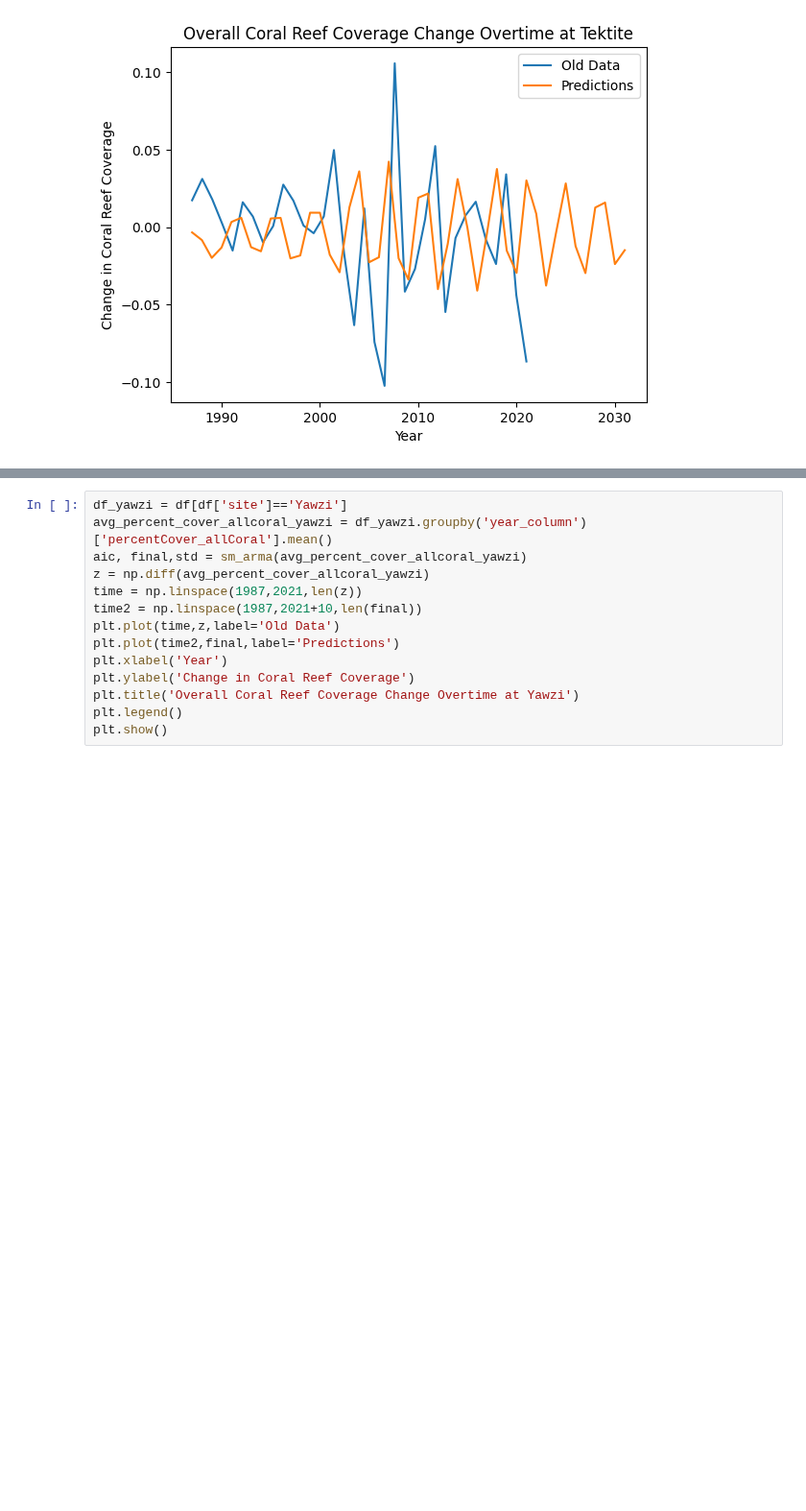
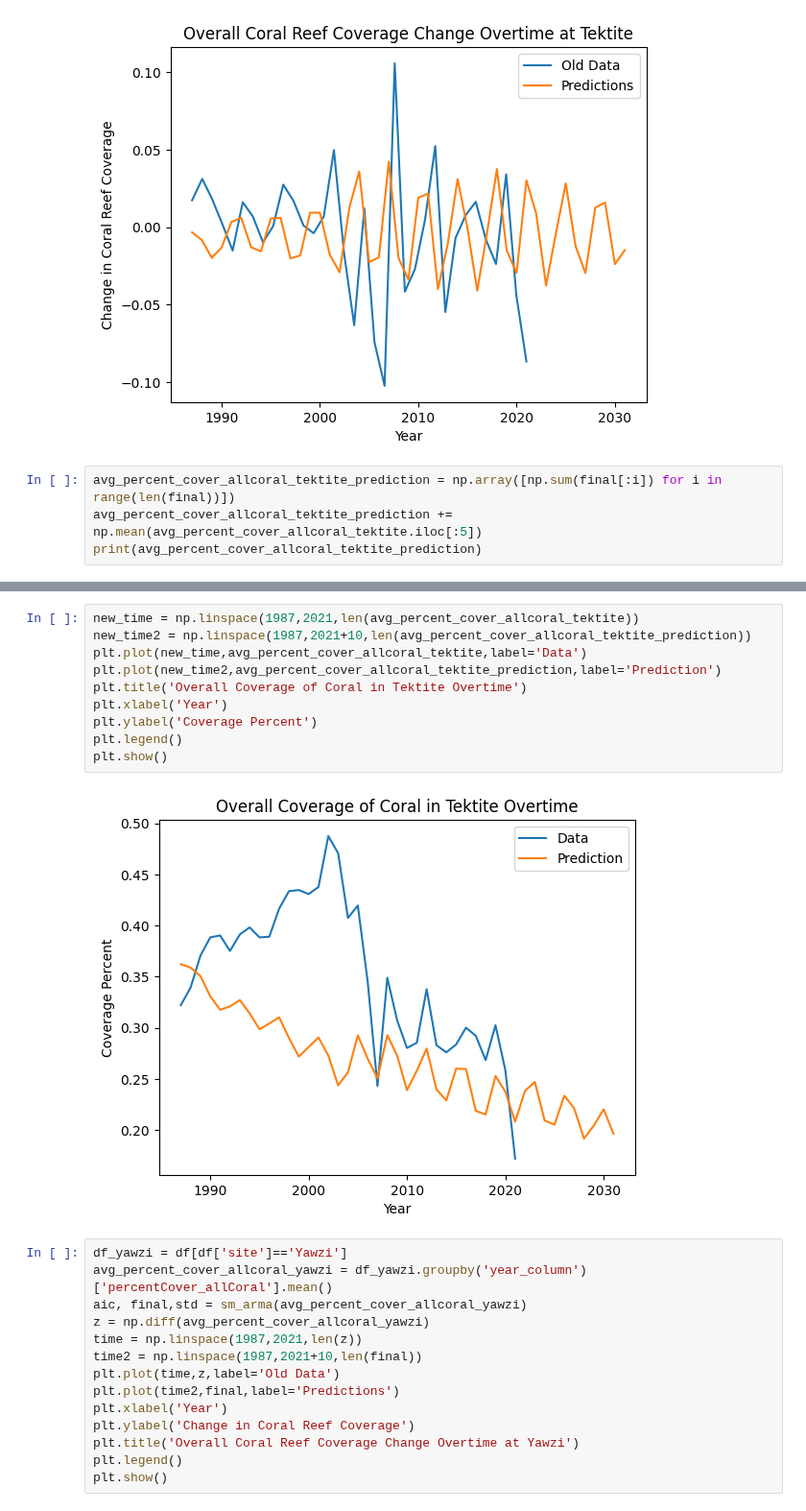
Before and after one commit to zaccmeyer/2020Crime, a Jupyter notebook: winter2024/Zac_vol3.ipynb, the cells around one changed output, grey strips where cells are left out. Shown at 96% size. Cells and saved outputs as stored; diff of their text form; blank space fills up the shorter version.

Commit message:
Overal Coverage

```diff
--- a/winter2024/Zac_vol3.ipynb
+++ b/winter2024/Zac_vol3.ipynb
@@ -489,3 +489,7 @@ plt.legend()
 plt.show()
 # %% [output]
 [figure]
+# %%
+avg_percent_cover_allcoral_tektite_prediction = np.array([np.sum(final[:i]) for i in range(len(final))])
+avg_percent_cover_allcoral_tektite_prediction += np.mean(avg_percent_cover_allcoral_tektite.iloc[:5])
+print(avg_percent_cover_allcoral_tektite_prediction)
@@ -492,3 +505,15 @@ plt.show()
+# %%
+new_time = np.linspace(1987,2021,len(avg_percent_cover_allcoral_tektite))
+new_time2 = np.linspace(1987,2021+10,len(avg_percent_cover_allcoral_tektite_prediction))
+plt.plot(new_time,avg_percent_cover_allcoral_tektite,label='Data')
+plt.plot(new_time2,avg_percent_cover_allcoral_tektite_prediction,label='Prediction')
+plt.title('Overall Coverage of Coral in Tektite Overtime')
+plt.xlabel('Year')
+plt.ylabel('Coverage Percent')
+plt.legend()
+plt.show()
+# %% [output]
+[figure, added]
 # %%
 df_yawzi = df[df['site']=='Yawzi']
 avg_percent_cover_allcoral_yawzi = df_yawzi.groupby('year_column')['percentCover_allCoral'].mean()
```
Also changed, not shown: parts of 3 cells of this notebook.
